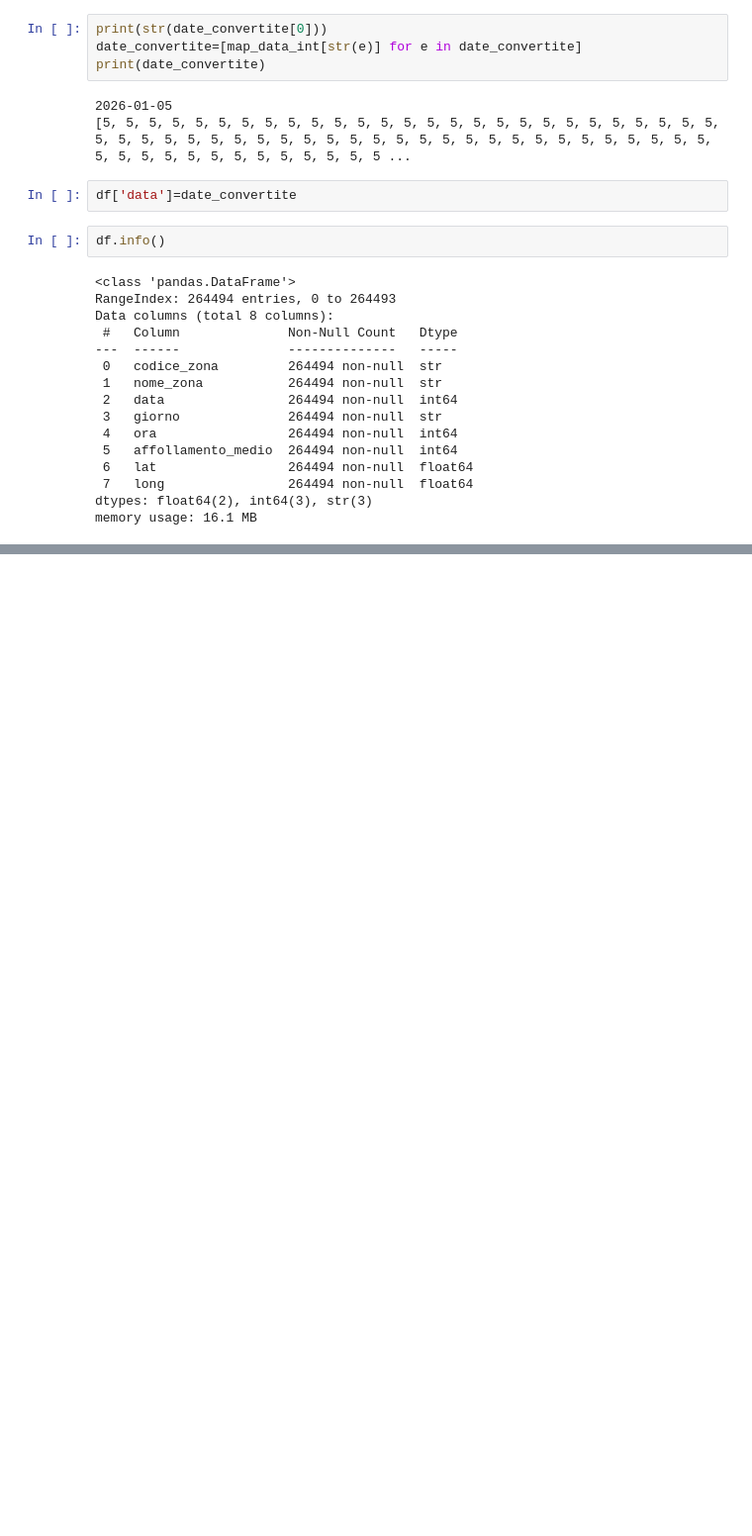
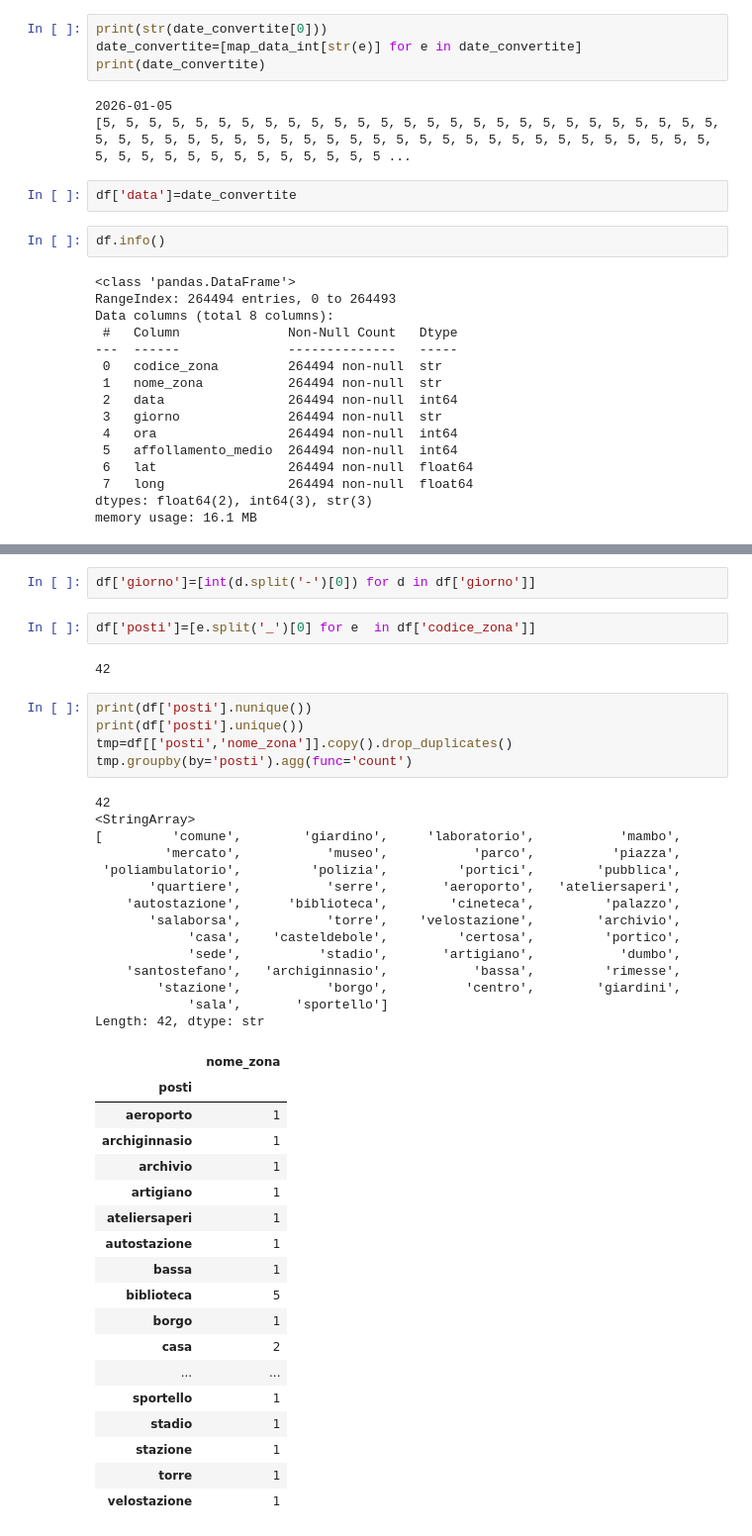
Before and after one commit to GabrieleBan/bologna_pop, a Jupyter notebook: main.ipynb, the cells around one changed output, grey strips where cells are left out. Shown at 99% size. Drawn from its saved outputs; the diff is of its cells as text; blank space fills up the shorter version.

```diff
--- a/main.ipynb
+++ b/main.ipynb
@@ -124,0 +132,44 @@ memory usage: 16.1 MB
+# %%
+df['giorno']=[int(d.split('-')[0]) for d in df['giorno']]
+# %%
+df['posti']=[e.split('_')[0] for e  in df['codice_zona']]
+# %% [output]
+42
+# %%
+print(df['posti'].nunique())
+print(df['posti'].unique())
+tmp=df[['posti','nome_zona']].copy().drop_duplicates()
+tmp.groupby(by='posti').agg(func='count')
+# %% [output]
+42
+<StringArray>
+[         'comune',        'giardino',     'laboratorio',           'mambo',
+         'mercato',           'museo',           'parco',          'piazza',
+ 'poliambulatorio',         'polizia',         'portici',        'pubblica',
+       'quartiere',           'serre',       'aeroporto',   'ateliersaperi',
+    'autostazione',      'biblioteca',        'cineteca',         'palazzo',
+       'salaborsa',           'torre',    'velostazione',        'archivio',
+            'casa',    'casteldebole',         'certosa',         'portico',
+            'sede',          'stadio',       'artigiano',           'dumbo',
+    'santostefano',   'archiginnasio',           'bassa',         'rimesse',
+        'stazione',           'borgo',          'centro',        'giardini',
+            'sala',       'sportello']
+Length: 42, dtype: str
+|  | nome_zona |
+| posti |  |
+| aeroporto | 1 |
+| archiginnasio | 1 |
+| archivio | 1 |
+| artigiano | 1 |
+| ateliersaperi | 1 |
+| autostazione | 1 |
+| bassa | 1 |
+| biblioteca | 5 |
+| borgo | 1 |
+| casa | 2 |
+| ... | ... |
+| sportello | 1 |
+| stadio | 1 |
+| stazione | 1 |
+| torre | 1 |
+| velostazione | 1 |
```
Also changed, not shown: parts of 6 cells of this notebook.
